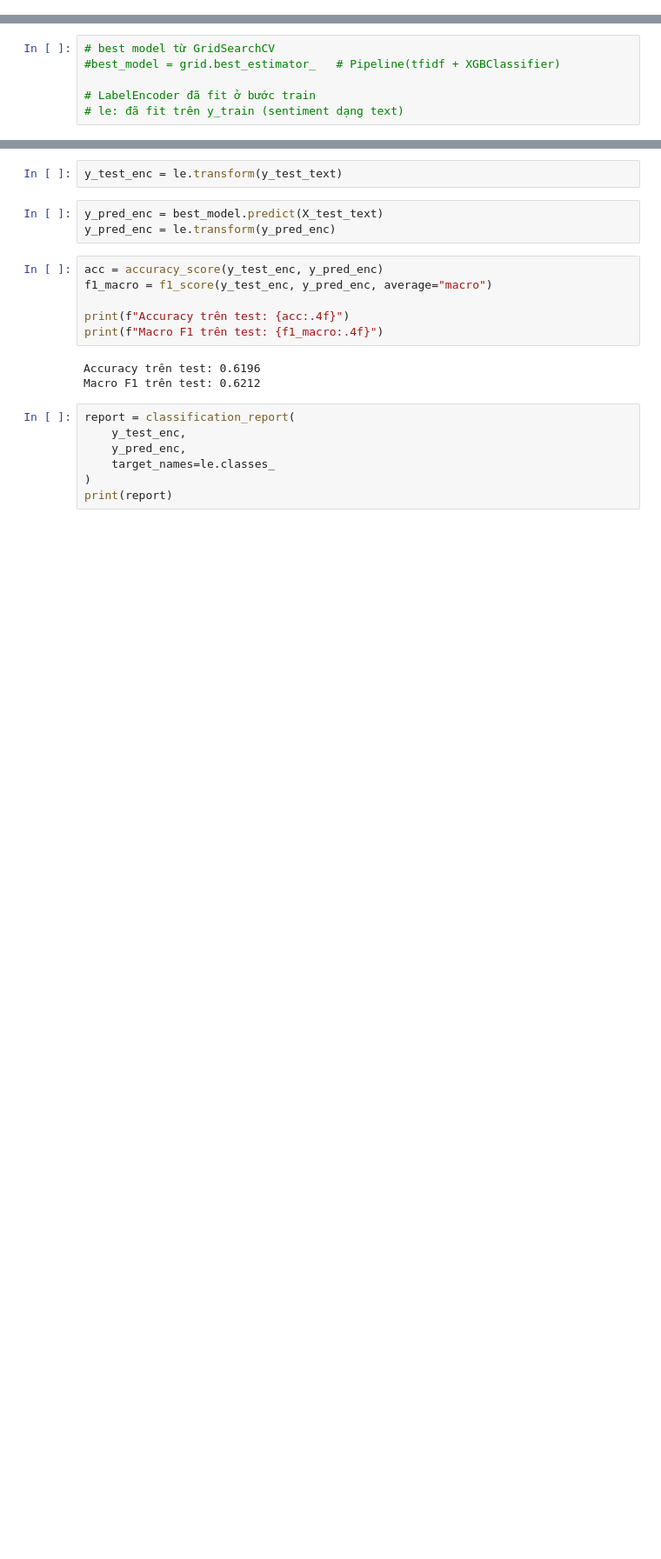
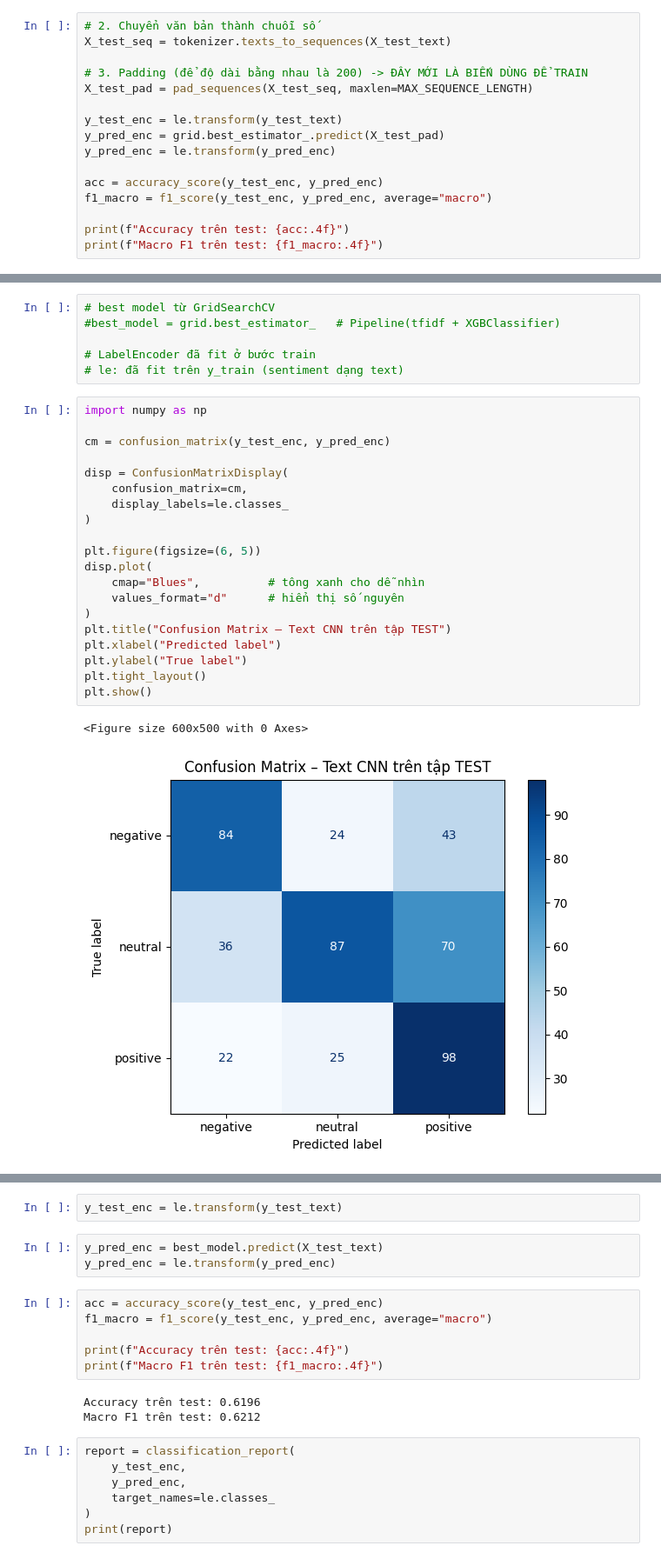
Before and after one commit to leducthanh041/DS102-DoAn, a Jupyter notebook: 03.Training-LogisticsRegression-LinearSVM.ipynb, the cells around one changed output, grey strips where cells are left out. Shown at 87% size. Saved outputs shown, nothing was run; the diff lists cells and outputs as text; blank space fills up the shorter version.

```diff
--- a/03.Training-LogisticsRegression-LinearSVM.ipynb
+++ b/03.Training-LogisticsRegression-LinearSVM.ipynb
@@ -275,0 +389,16 @@ y_test_text = test["sentiment"].astype(str)
+# %%
+# 2. Chuyển văn bản thành chuỗi số
+X_test_seq = tokenizer.texts_to_sequences(X_test_text)
+
+# 3. Padding (để độ dài bằng nhau là 200) -> ĐÂY MỚI LÀ BIẾN DÙNG ĐỂ TRAIN
+X_test_pad = pad_sequences(X_test_seq, maxlen=MAX_SEQUENCE_LENGTH)
+
+y_test_enc = le.transform(y_test_text)
+y_pred_enc = grid.best_estimator_.predict(X_test_pad)
+y_pred_enc = le.transform(y_pred_enc)
+
+acc = accuracy_score(y_test_enc, y_pred_enc)
+f1_macro = f1_score(y_test_enc, y_pred_enc, average="macro")
+
+print(f"Accuracy trên test: {acc:.4f}")
+print(f"Macro F1 trên test: {f1_macro:.4f}")
@@ -279,3 +411,26 @@ y_test_text = test["sentiment"].astype(str)
 
 # LabelEncoder đã fit ở bước train
 # le: đã fit trên y_train (sentiment dạng text)
+# %%
+import numpy as np
+
+cm = confusion_matrix(y_test_enc, y_pred_enc)
+
+disp = ConfusionMatrixDisplay(
+    confusion_matrix=cm,
+    display_labels=le.classes_
+)
+
+plt.figure(figsize=(6, 5))
+disp.plot(
+    cmap="Blues",          # tông xanh cho dễ nhìn
+    values_format="d"      # hiển thị số nguyên
+)
+plt.title("Confusion Matrix – Text CNN trên tập TEST")
+plt.xlabel("Predicted label")
+plt.ylabel("True label")
+plt.tight_layout()
+plt.show()
+# %% [output]
+<Figure size 600x500 with 0 Axes>
+[figure, added]
```
Also changed, not shown: parts of 15 cells of this notebook.
